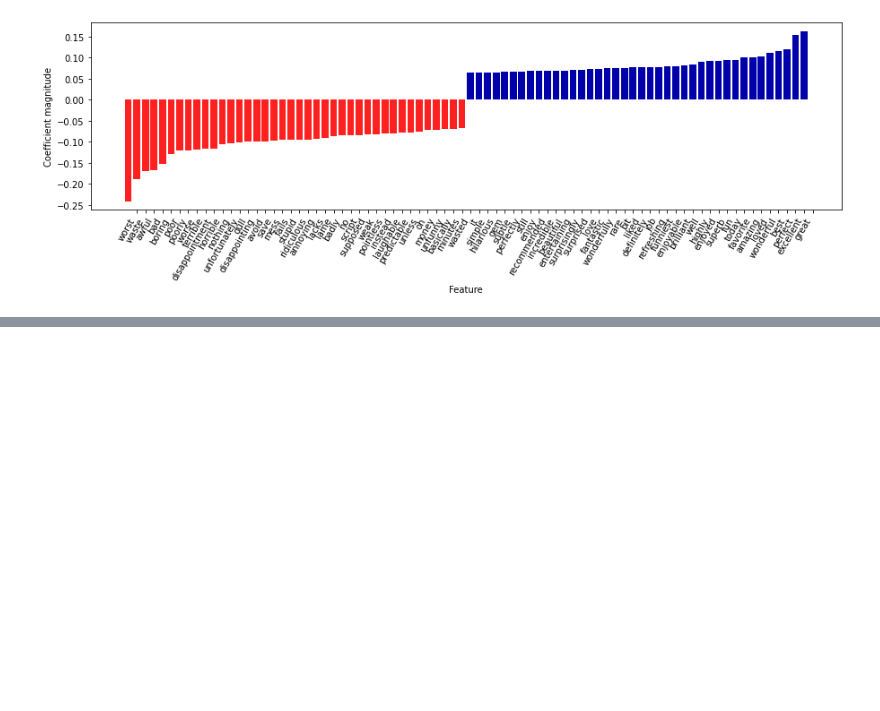
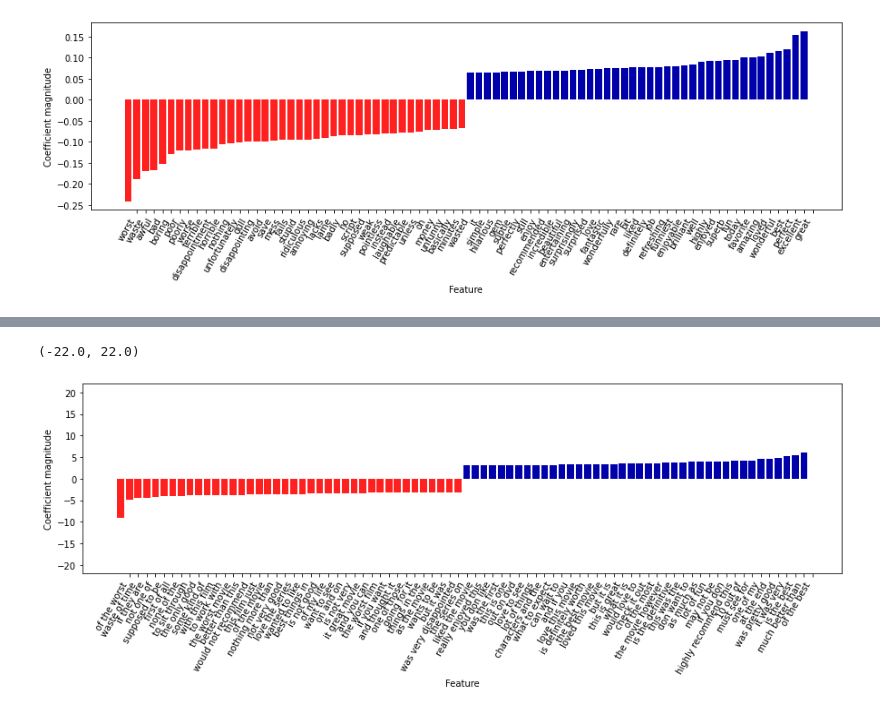
Before and after one commit to sasa-git/ml-practice, a Jupyter notebook: 7/prictice-7.ipynb, the cells around one changed output, grey strips where cells are left out. Cells and saved outputs as stored; diff of their text form; code cells hidden in the pictures; blank space fills up the shorter version.

```diff
--- a/7/prictice-7.ipynb
+++ b/7/prictice-7.ipynb
@@ -388,0 +487,12 @@ mglearn.tools.visualize_coefficients(
+# %%
+# トリグラムだけ可視化して、トリグラム特徴量が有効な理由を調べてみる。
+# ほとんどが"none of the", "of the most"など、単独では有効ではない一般的な単語で構成されている。ユニグラム特徴量と比較すると影響は限定的
+
+# トリグラム特徴量を見つける
+mask = np.array([len(feature.split(" ")) for feature in feature_names]) == 3
+# トリグラム特徴量だけを可視化
+mglearn.tools.visualize_coefficients(coef.ravel()[mask], feature_names[mask], n_top_features=40)
+plt.ylim(-22, 22)
+# %% [output]
+(-22.0, 22.0)
+[figure, added]
```
Also changed, not shown: parts of 35 cells of this notebook, 1 other file.
